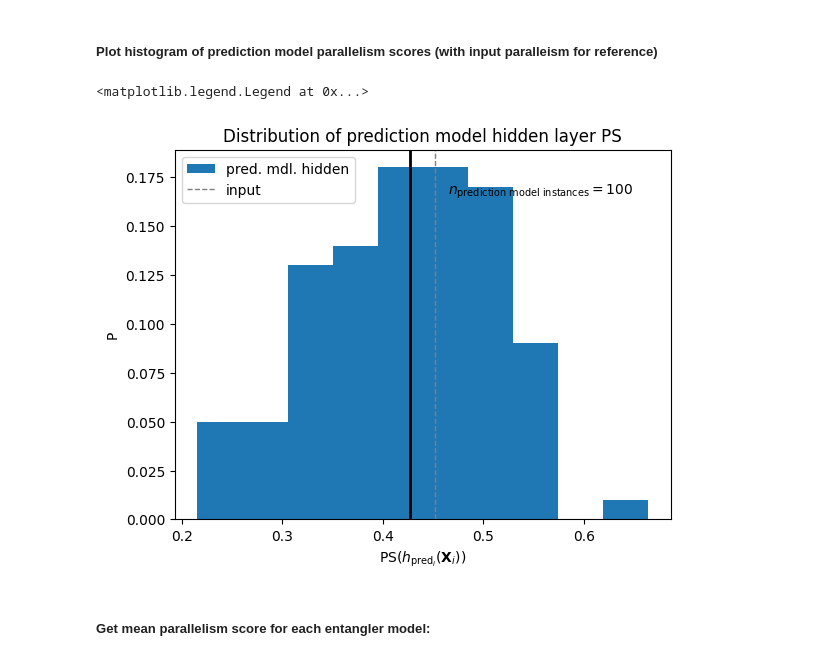
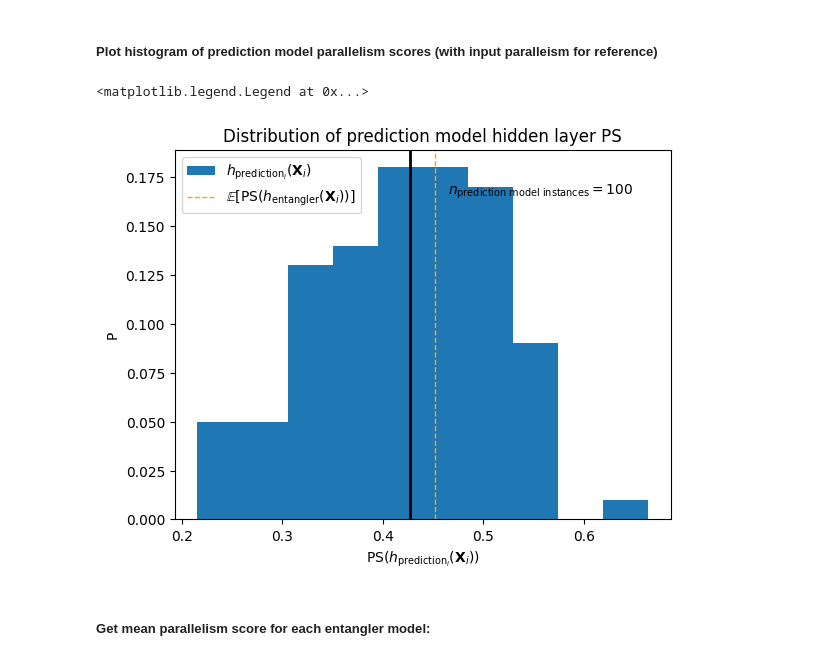
Before and after one commit to danieldkato/simulation_whiskers, a Jupyter notebook: scripts/tangle_evo_pred_hist_ps.ipynb, the cells around one changed output. Cells and saved outputs as stored; diff of their text form; code cells hidden in the pictures.

Commit message:
Change legend

```diff
--- a/scripts/tangle_evo_pred_hist_ps.ipynb
+++ b/scripts/tangle_evo_pred_hist_ps.ipynb
@@ -56,23 +56,26 @@ par_df_inpt = geo_df_pred_inpt[['pred_mdl_id', 'parallelism']].groupby('pred_mdl
 ##### Plot histogram of prediction model parallelism scores (with input paralleism for reference)
 # %%
 ps_dist_fig = plt.figure()
-plt.hist(par_df_pred_hidden.parallelism_pred_hidden, weights=1/par_df_pred_hidden.shape[0]*np.ones(par_df_pred_hidden.shape[0]), label='pred. mdl. hidden')
+#leg_str = 'pred. mdl. hidden'
+leg_str = r'$h_{\text{prediction}_i}(\mathbf{X}_i)$'
+plt.hist(par_df_pred_hidden.parallelism_pred_hidden, weights=1/par_df_pred_hidden.shape[0]*np.ones(par_df_pred_hidden.shape[0]), label=leg_str)
 
 plt.ylabel('P')
-xlabel_str = r'$\text{PS}( h_{\text{pred}_i}(\mathbf{X}_{i}))$'
+xlabel_str = r'$\text{PS}( h_{\text{prediction}_i}(\mathbf{X}_{i}))$'
 plt.xlabel(xlabel_str)
 
 plt.title('Distribution of prediction model hidden layer PS')
 n_str = r'$n_{\text{prediction model instances}} = $' + str(par_df_pred_hidden.shape[0])
 plt.annotate(n_str, [0.55, 0.8], xycoords='figure fraction')
 
-inpt_str = 'input'
-plt.axvline(par_df_inpt, color='gray', linewidth=1, linestyle='--', label=inpt_str)
+#inpt_str = 'input'
+inpt_str = r'$\mathbb{E}[\text{PS}(h_\text{entangler}(\mathbf{X}_i))]$'
+plt.axvline(par_df_inpt, color='orange', linewidth=1, linestyle='--', label=inpt_str)
 plt.axvline(np.median(par_df_pred_hidden.parallelism_pred_hidden), color='black', linewidth=2)
 plt.legend()
 # %% [output]
 <matplotlib.legend.Legend at 0x...>
-[figure, old version]
+[figure, new version]
 # %% [markdown]
 ##### Get mean parallelism score for each entangler model:
 # %%
```
Also changed, not shown: parts of 1 cell of this notebook.
